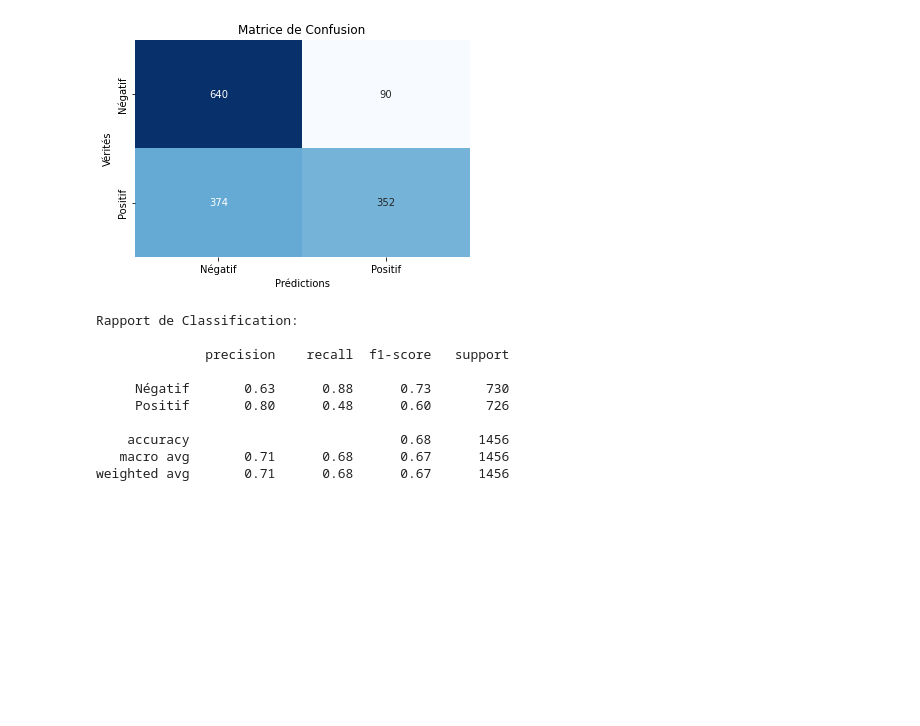
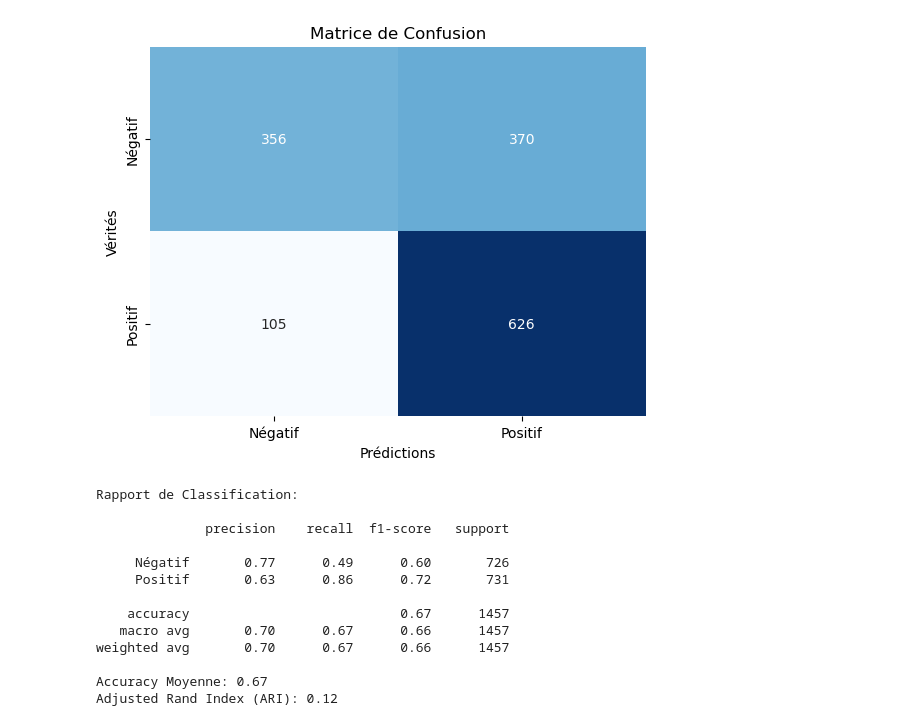
Before and after one commit to cecile-aie/oc_aiep7, a Jupyter notebook: azure_language_model.ipynb, the cells around one changed output. Saved outputs shown, nothing was run; the diff lists cells and outputs as text; code cells hidden in the pictures; blank space fills up the shorter version.

```diff
--- a/azure_language_model.ipynb
+++ b/azure_language_model.ipynb
@@ -32,7 +32,7 @@ def sentiment_analysis(client, documents):
         response = client.analyze_sentiment(documents=batch)
         for doc in response:
             if not doc.is_error:
-                sentiment = 1 if doc.sentiment == "positive" else 0
+                sentiment = 0 if doc.sentiment == "positive" else 1
                 sentiments.append(sentiment)
             else:
                 sentiments.append(None)  # Pour gérer les erreurs éventuelles
@@ -65,48 +65,56 @@ data.head()
 # %%
-from sklearn.metrics import confusion_matrix, classification_report
+from sklearn.metrics import confusion_matrix, classification_report, accuracy_score, adjusted_rand_score
 import seaborn as sns
 import matplotlib.pyplot as plt
 
 # 1. Afficher la matrice de confusion
 def plot_confusion_matrix(data):
     y_true = data['target']  # Labels réels
     y_pred = data['azure_sentiment_text']  # Prédictions
     cm = confusion_matrix(y_true, y_pred)  # Calculer la matrice de confusion
 
     # Afficher la matrice de confusion avec seaborn pour une meilleure visualisation
     sns.heatmap(cm, annot=True, fmt='d', cmap='Blues', cbar=False,
                 xticklabels=['Négatif', 'Positif'],
                 yticklabels=['Négatif', 'Positif'])
     plt.xlabel('Prédictions')
     plt.ylabel('Vérités')
     plt.title('Matrice de Confusion')
     plt.show()
 
-# 2. Afficher le rapport de classification
+# 2. Afficher le rapport de classification et l'accuracy
 def print_classification_report(data):
     y_true = data['target']  # Labels réels
     y_pred = data['azure_sentiment_text']  # Prédictions
     report = classification_report(y_true, y_pred, target_names=['Négatif', 'Positif'])
+    accuracy = accuracy_score(y_true, y_pred)
+    ari = adjusted_rand_score(y_true, y_pred)
+
     print("Rapport de Classification:\n")
     print(report)
+    print(f"Accuracy Moyenne: {accuracy:.2f}")
+    print(f"Adjusted Rand Index (ARI): {ari:.2f}")
 
 # Afficher la matrice de confusion
 plot_confusion_matrix(data)
 
-# Afficher le rapport de classification
+# Afficher le rapport de classification et l'accuracy
 print_classification_report(data)
 # %% [output]
-[figure, old version]
+[figure, new version]
 Rapport de Classification:
 
               precision    recall  f1-score   support
 
-     Négatif       0.63      0.88      0.73       730
-     Positif       0.80      0.48      0.60       726
+     Négatif       0.77      0.49      0.60       726
+     Positif       0.63      0.86      0.72       731
 
-    accuracy                           0.68      1456
-   macro avg       0.71      0.68      0.67      1456
-weighted avg       0.71      0.68      0.67      1456
+    accuracy                           0.67      1457
+   macro avg       0.70      0.67      0.66      1457
+weighted avg       0.70      0.67      0.66      1457
+
+Accuracy Moyenne: 0.67
+Adjusted Rand Index (ARI): 0.12
 # %%
 # Ajouter la colonne 'sentiment'
 data = add_sentiment_column(data, "preprocessed_text")
```
Also changed, not shown: parts of 4 cells of this notebook, 3 other files.
